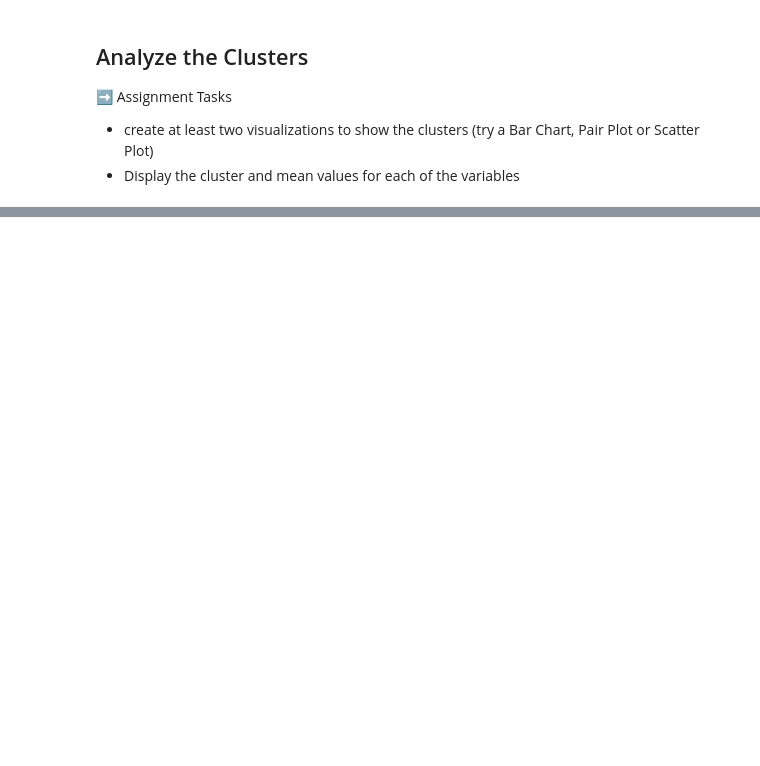
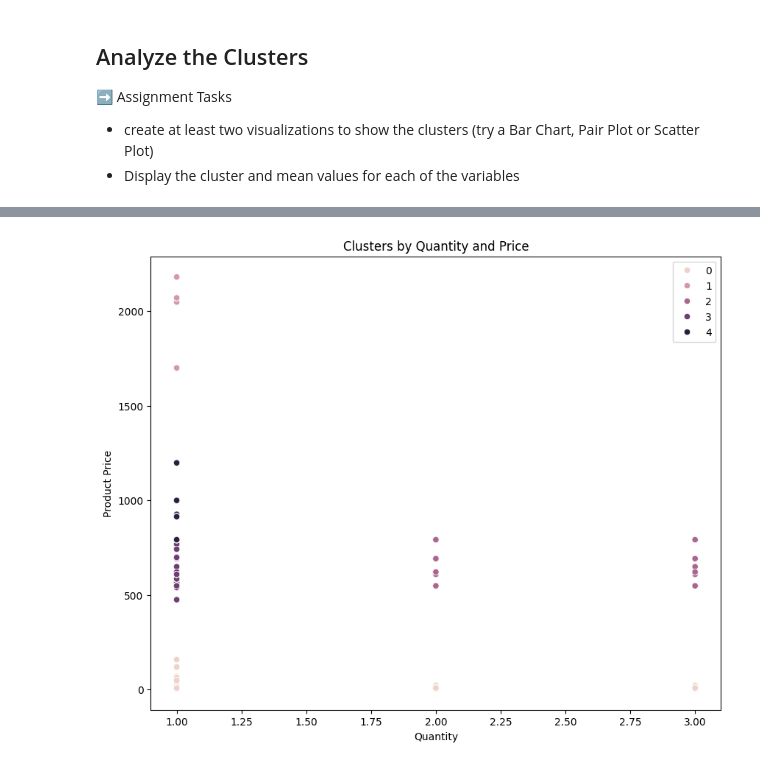
Before and after one commit to matiasarmesto/businessanalytics, a Jupyter notebook: Labs/Scripts/lab_13_retailer_cluster_analysis.ipynb, the cells around one changed output, grey strips where cells are left out. Drawn from its saved outputs; the diff is of its cells as text; code cells hidden in the pictures; blank space fills up the shorter version.

```diff
--- a/Labs/Scripts/lab_13_retailer_cluster_analysis.ipynb
+++ b/Labs/Scripts/lab_13_retailer_cluster_analysis.ipynb
@@ -98,2 +212,12 @@ For more info on K-means in python, see: https://realpython.com/k-means-cluster
+# %%
+#visualization #2
+plt.figure(figsize=(10, 8))
+sns.scatterplot(x='quantity', y='product_price', hue=kmeans.labels_, data=df_model)
+plt.title('Clusters by Quantity and Price')
+plt.xlabel('Quantity')
+plt.ylabel('Product Price')
+plt.show()
+# %% [output]
+[figure, added]
 # %%
 #cluster summary statistics
```
Also changed, not shown: parts of 18 cells of this notebook.
